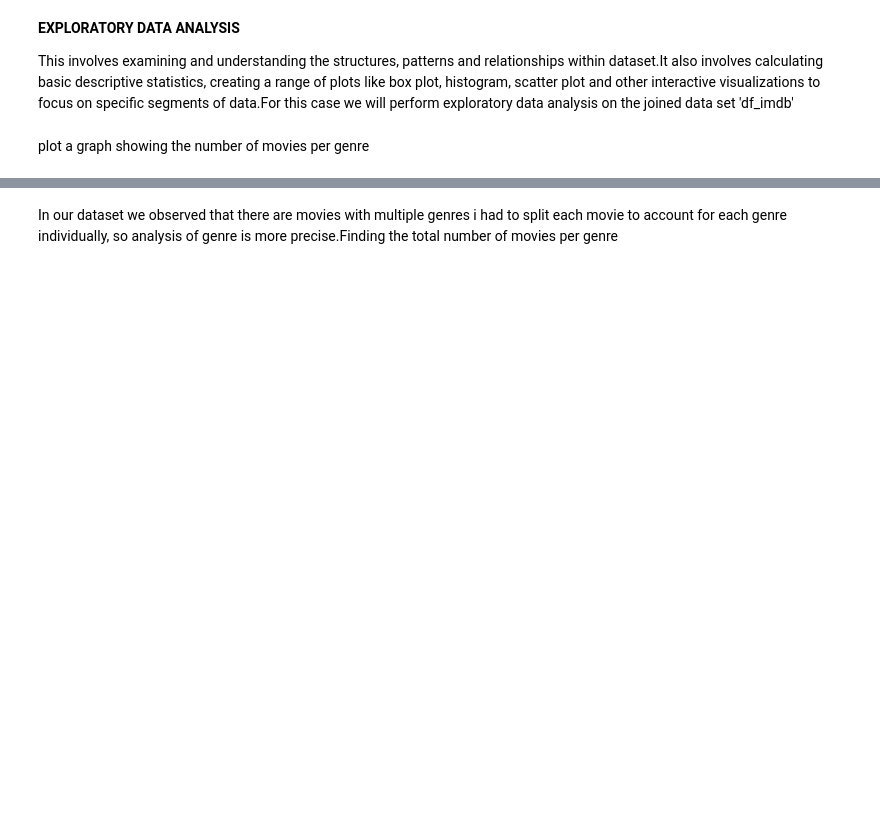
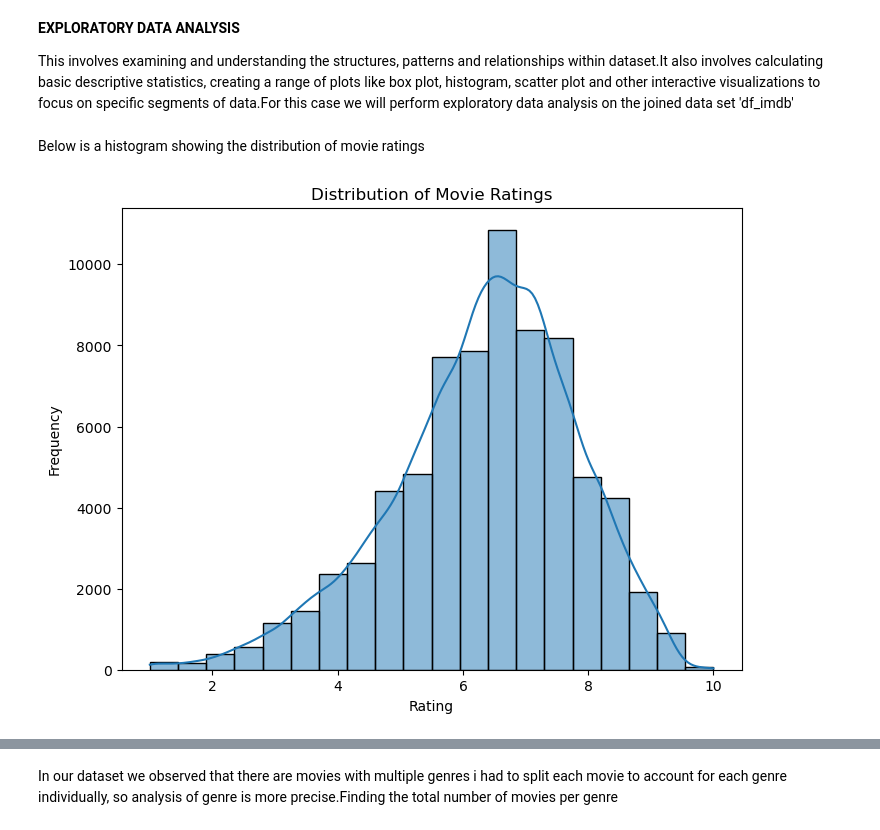
Before and after one commit to stanoff/PROJECT1, a Jupyter notebook: Untitled.ipynb, the cells around one changed output, grey strips where cells are left out. Saved outputs shown, nothing was run; the diff lists cells and outputs as text; code cells hidden in the pictures; blank space fills up the shorter version.

```diff
--- a/Untitled.ipynb
+++ b/Untitled.ipynb
@@ -338,5 +392,15 @@ print(genre_counts)
 **EXPLORATORY DATA ANALYSIS**
 
 This involves examining and understanding the structures, patterns and relationships within dataset.It also involves calculating basic descriptive statistics, creating a range of plots like box plot, histogram, scatter plot and other interactive visualizations to focus on specific segments of data.For this case we will perform exploratory data analysis on the joined data set 'df_imdb'
-# %% [markdown]
-plot a graph showing the number of movies per genre
+# %% [markdown]
+Below is a histogram showing the distribution of movie ratings
+# %%
+#Histogram of movie ratings
+plt.figure(figsize = (8,6))
+sns.histplot(data = df_imdb, x = 'averagerating',bins = 20,kde =True)
+plt.title('Distribution of Movie Ratings')
+plt.xlabel('Rating')
+plt.ylabel('Frequency')
+plt.show()
+# %% [output]
+[figure, added]
```
Also changed, not shown: parts of 15 cells of this notebook.
